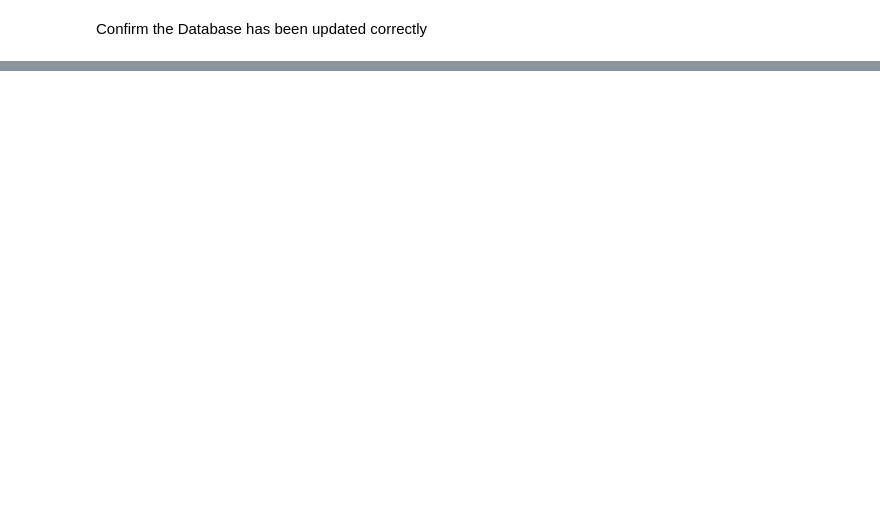
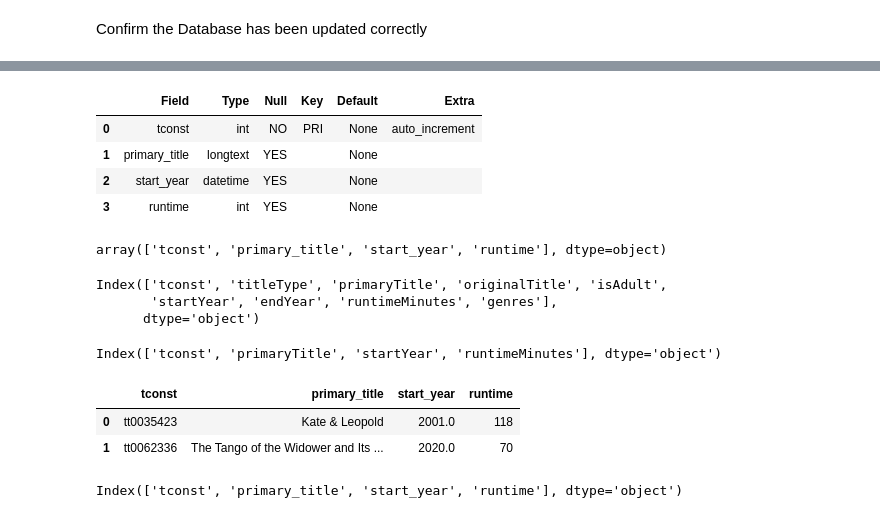
Before and after one commit to rebeccabosneac/Project-2, a Jupyter notebook: Project 2-2.ipynb, the cells around one changed output, grey strips where cells are left out. Cells and saved outputs as stored; diff of their text form; code cells hidden in the pictures; blank space fills up the shorter version.

```diff
--- a/Project 2-2.ipynb
+++ b/Project 2-2.ipynb
@@ -135,0 +158,39 @@ pd.read_sql(q, engine)
+# %%
+q = """DESCRIBE title_basics;"""
+describe_b = pd.read_sql(q, conn)
+describe_b
+# %% [output]
+|  | Field | Type | Null | Key | Default | Extra |
+| 0 | tconst | int | NO | PRI | None | auto_increment |
+| 1 | primary_title | longtext | YES |  | None |  |
+| 2 | start_year | datetime | YES |  | None |  |
+| 3 | runtime | int | YES |  | None |  |
+# %%
+describe_b['Field'].values
+# %% [output]
+array(['tconst', 'primary_title', 'start_year', 'runtime'], dtype=object)
+# %%
+basics.columns
+# %% [output]
+Index(['tconst', 'titleType', 'primaryTitle', 'originalTitle', 'isAdult',
+       'startYear', 'endYear', 'runtimeMinutes', 'genres'],
+      dtype='object')
+# %%
+basics.drop(columns=['titleType', 'originalTitle', 'isAdult', 'endYear', 'genres'], inplace=True)
+basics.columns
+# %% [output]
+Index(['tconst', 'primaryTitle', 'startYear', 'runtimeMinutes'], dtype='object')
+# %%
+rename_map = {"primaryTitle":"primary_title",
+             "startYear":"start_year",
+             "runtimeMinutes":"runtime"}
+basics = basics.rename(rename_map,axis=1)
+basics.head(2)
+# %% [output]
+|  | tconst | primary_title | start_year | runtime |
+| 0 | tt0035423 | Kate & Leopold | 2001.0 | 118 |
+| 1 | tt0062336 | The Tango of the Widower and Its ... | 2020.0 | 70 |
+# %%
+basics.columns
+# %% [output]
+Index(['tconst', 'primary_title', 'start_year', 'runtime'], dtype='object')
```
Also changed, not shown: parts of 32 cells of this notebook, 3 other files.
